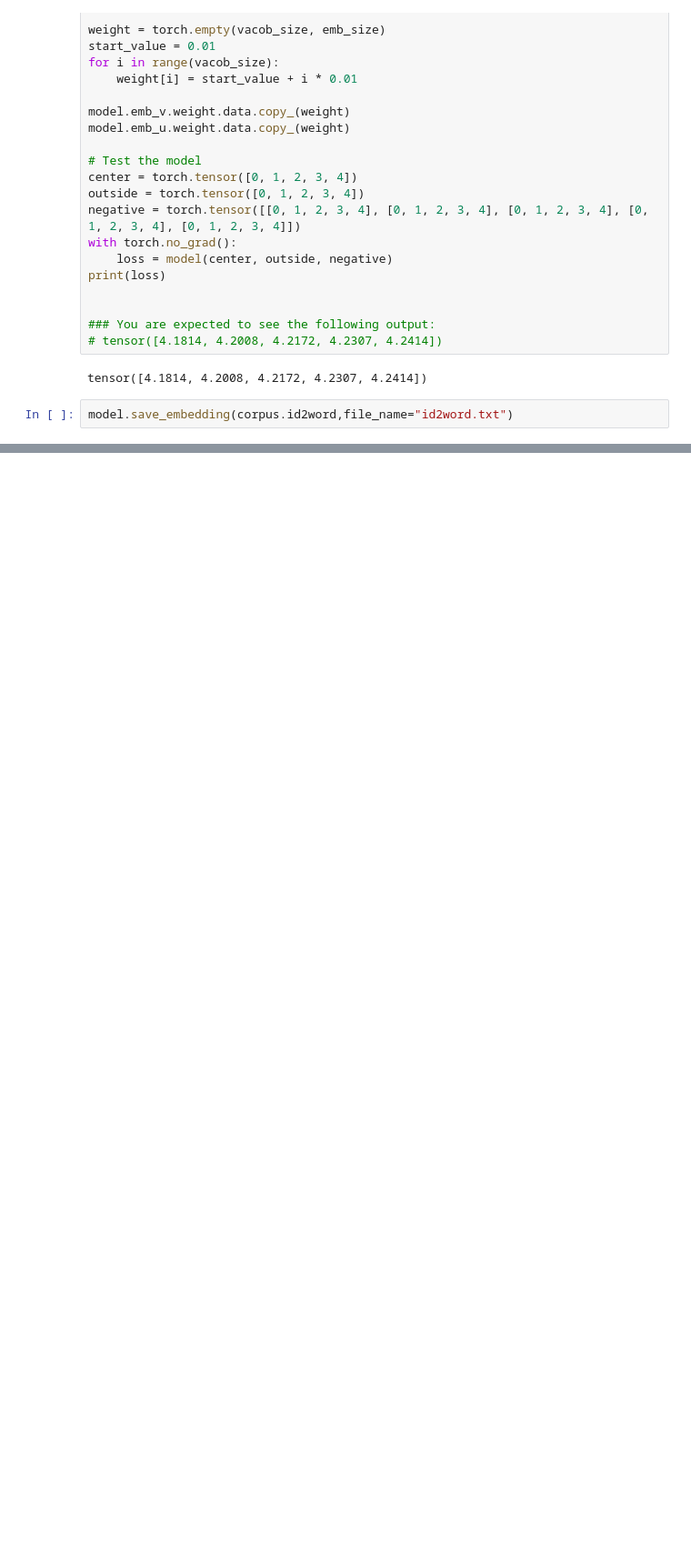
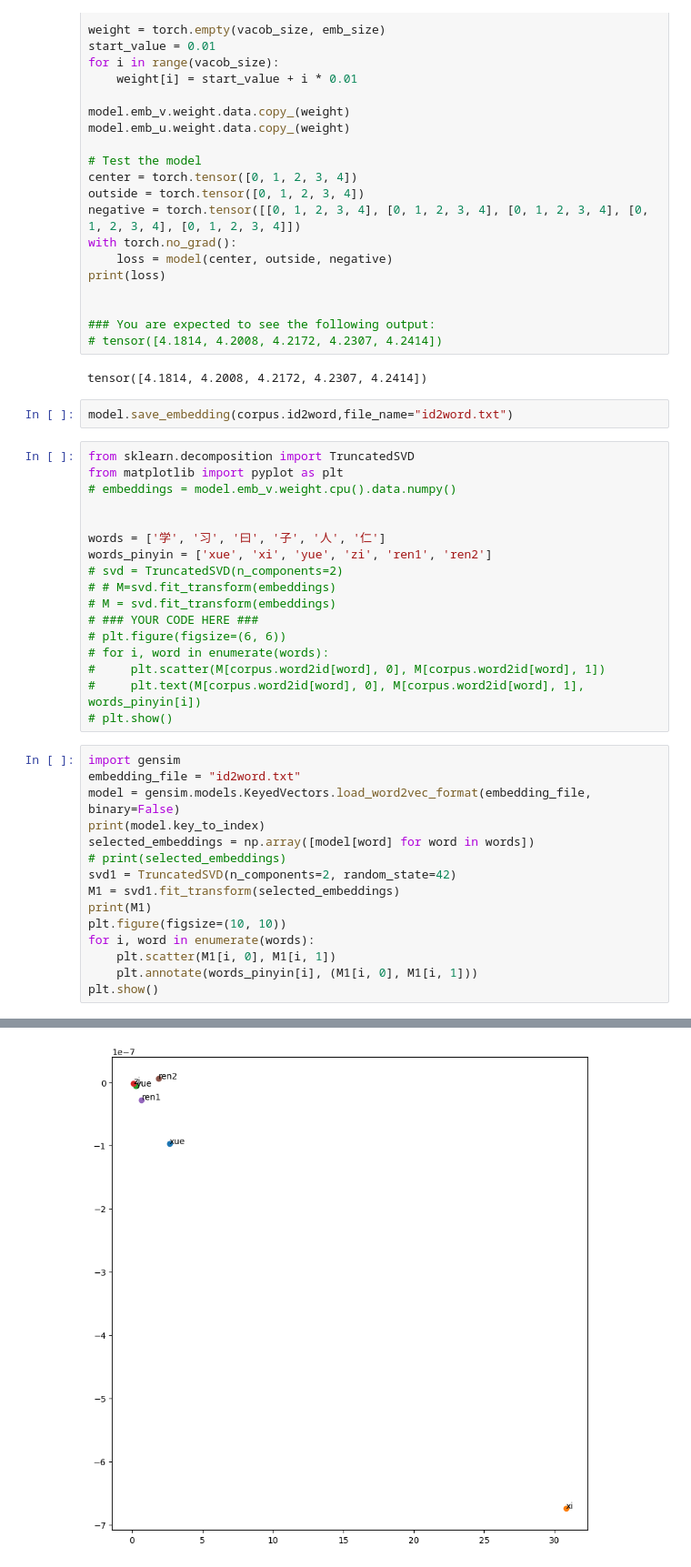
Before and after one commit to EarendelH/SUSTech-NLP25, a Jupyter notebook: lab4/lab4_w2v.ipynb, the cells around one changed output, grey strips where cells are left out. Shown at 91% size. Drawn from its saved outputs; the diff is of its cells as text; blank space fills up the shorter version.

```diff
--- a/lab4/lab4_w2v.ipynb
+++ b/lab4/lab4_w2v.ipynb
@@ -281,3 +281,36 @@ print(loss)
 tensor([4.1814, 4.2008, 4.2172, 4.2307, 4.2414])
 # %%
 model.save_embedding(corpus.id2word,file_name="id2word.txt")
+# %%
+from sklearn.decomposition import TruncatedSVD
+from matplotlib import pyplot as plt
+# embeddings = model.emb_v.weight.cpu().data.numpy()
+
+
+words = ['学', '习', '曰', '子', '人', '仁']
+words_pinyin = ['xue', 'xi', 'yue', 'zi', 'ren1', 'ren2']
+# svd = TruncatedSVD(n_components=2)
+# # M=svd.fit_transform(embeddings)
+# M = svd.fit_transform(embeddings)
+# ### YOUR CODE HERE ###
+# plt.figure(figsize=(6, 6))
+# for i, word in enumerate(words):
+#     plt.scatter(M[corpus.word2id[word], 0], M[corpus.word2id[word], 1])
+#     plt.text(M[corpus.word2id[word], 0], M[corpus.word2id[word], 1], words_pinyin[i])
+# plt.show()
+# %%
+import gensim
+embedding_file = "id2word.txt"
+model = gensim.models.KeyedVectors.load_word2vec_format(embedding_file, binary=False)
+print(model.key_to_index)
+selected_embeddings = np.array([model[word] for word in words])
+# print(selected_embeddings)
+svd1 = TruncatedSVD(n_components=2, random_state=42)
+M1 = svd1.fit_transform(selected_embeddings)
+print(M1)
+plt.figure(figsize=(10, 10))
+for i, word in enumerate(words):
+    plt.scatter(M1[i, 0], M1[i, 1])
+    plt.annotate(words_pinyin[i], (M1[i, 0], M1[i, 1]))
+plt.show()
+# %% [output]
@@ -283,0 +324 @@ model.save_embedding(corpus.id2word,file_name="id2word.txt")
+[figure, added]
```
Also changed, not shown: parts of 3 cells of this notebook, 7 other files.
